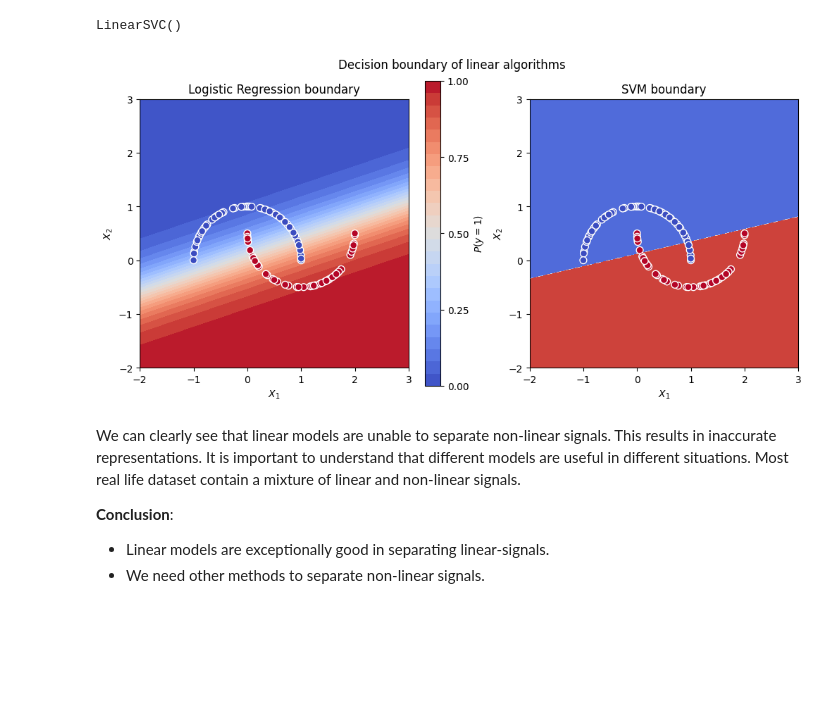
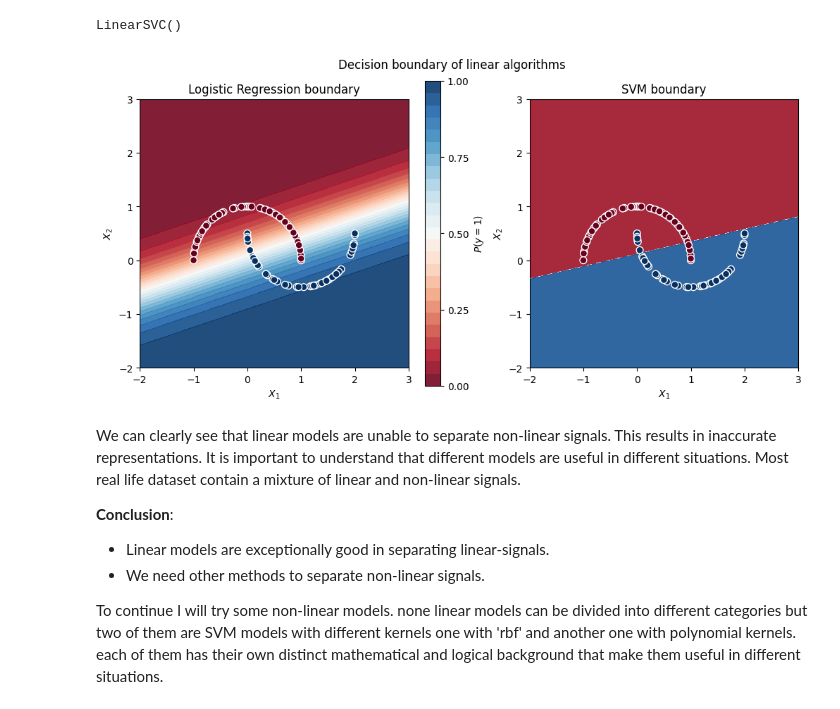
Before and after one commit to hooman-b/Machine_learning_assignments, a Jupyter notebook: Supervised_Learning/Fifth_Assignment/E_LR_SVM.ipynb, the cells around one changed output. Saved outputs shown, nothing was run; the diff lists cells and outputs as text; code cells hidden in the pictures; blank space fills up the shorter version.

```diff
--- a/Supervised_Learning/Fifth_Assignment/E_LR_SVM.ipynb
+++ b/Supervised_Learning/Fifth_Assignment/E_LR_SVM.ipynb
@@ -329,40 +360,42 @@ svm_pred = svm.predict(grid).reshape(xx.shape)
 # %%
 fig, axes = plt.subplots(nrows=1, ncols=2, figsize=(10, 5), layout="constrained")
 
 fig.suptitle('Decision boundary of linear algorithms')
 
 # flatten for easier manipulation
 axes.ravel()
 
 # logistic regression
-contour = axes[0].contourf(xx, yy, lr_prob, 25, cmap=plt.cm.coolwarm)
+contour = axes[0].contourf(xx, yy, lr_prob, 25, cmap=plt.cm.RdBu, alpha=0.9)
 ax_c = fig.colorbar(contour)
 ax_c.set_label('$P(y = 1)$')
 ax_c.set_ticks([0, .25, .5, .75, 1])
-axes[0].scatter(X_test[:, 0], X_test[:, 1], c=y_test, edgecolor='white', linewidth=1, s=50, cmap=plt.cm.coolwarm)
+axes[0].scatter(X_test[:, 0], X_test[:, 1], c=y_test, edgecolor='white', linewidth=1, s=50, cmap=plt.cm.RdBu)
 axes[0].set(aspect='equal',
            xlim=(X.min() - 1, X.max() + 1),
            ylim=(X.min() - 1, X.max() + 1),
            xlabel='$X_1$',
            ylabel='$X_2$')
 axes[0].set_title('Logistic Regression boundary')
 
 # SVM
-axes[1].contourf(xx, yy, svm_pred, cmap=plt.cm.coolwarm)
-axes[1].scatter(X_test[:, 0], X_test[:, 1], c=y_test, edgecolor='white', linewidth=1, s=50, cmap=plt.cm.coolwarm)
+axes[1].contourf(xx, yy, svm_pred, cmap=plt.cm.RdBu, alpha=0.9)
+axes[1].scatter(X_test[:, 0], X_test[:, 1], c=y_test, edgecolor='white', linewidth=1, s=50, cmap=plt.cm.RdBu)
 axes[1].set(aspect='equal',
            xlim=(X.min() - 1, X.max() + 1),
            ylim=(X.min() - 1, X.max() + 1),
            xlabel='$X_1$',
            ylabel='$X_2$')
 axes[1].set_title('SVM boundary')
 
 plt.show()
 # %% [output]
-[figure, old version]
+[figure, new version]
 # %% [markdown]
 We can clearly see that linear models are unable to separate non-linear signals. This results in inaccurate representations. It is important to understand that different models are useful in different situations. Most real life dataset contain a mixture of linear and non-linear signals.
 
 **Conclusion**:
 - Linear models are exceptionally good in separating linear-signals.
 - We need other methods to separate non-linear signals.
+
+To continue I will try some non-linear models. none linear models can be divided into different categories but two of them are SVM models with different kernels one with 'rbf' and another one with polynomial kernels. each of them has their own distinct mathematical and logical background that make them useful in different situations.
```
Also changed, not shown: parts of 27 cells of this notebook.
